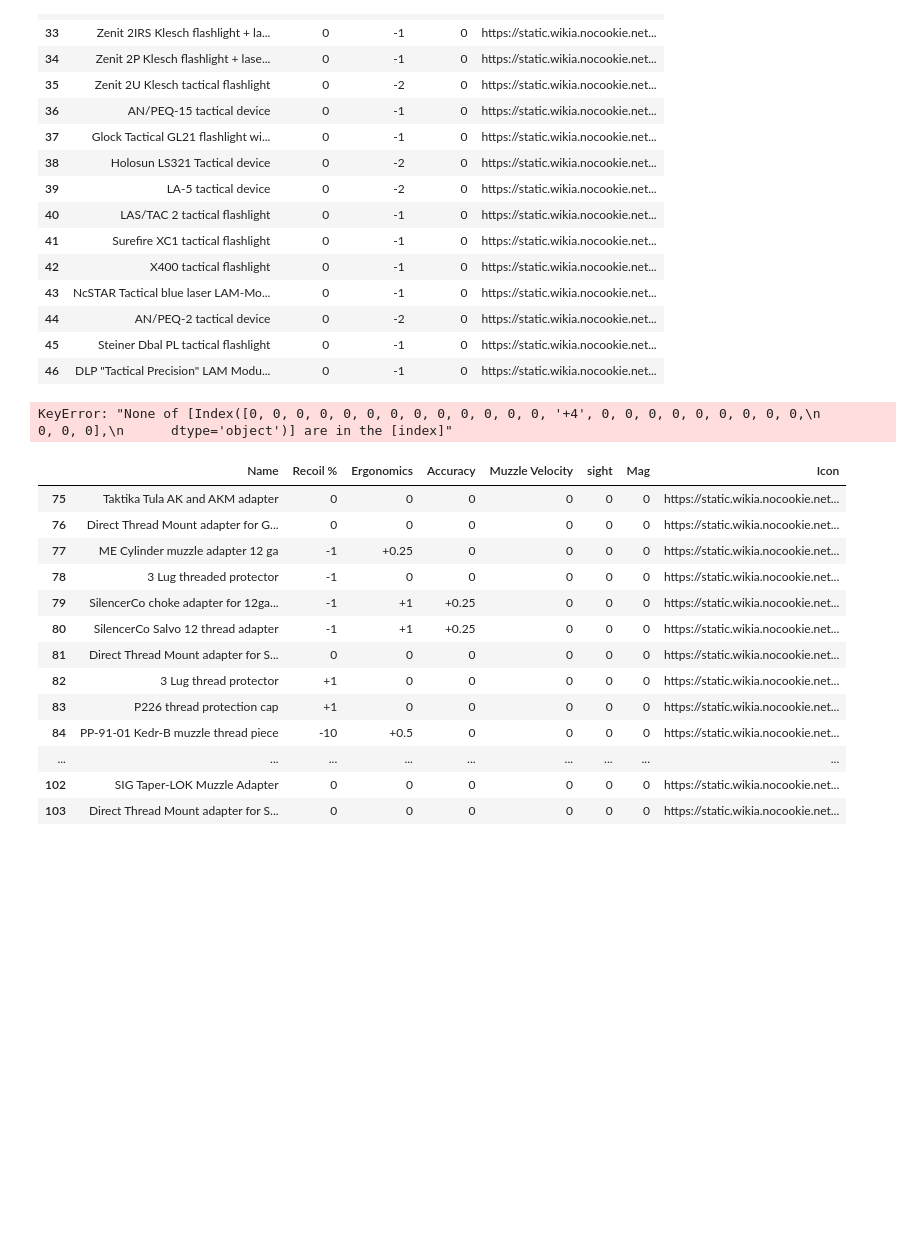
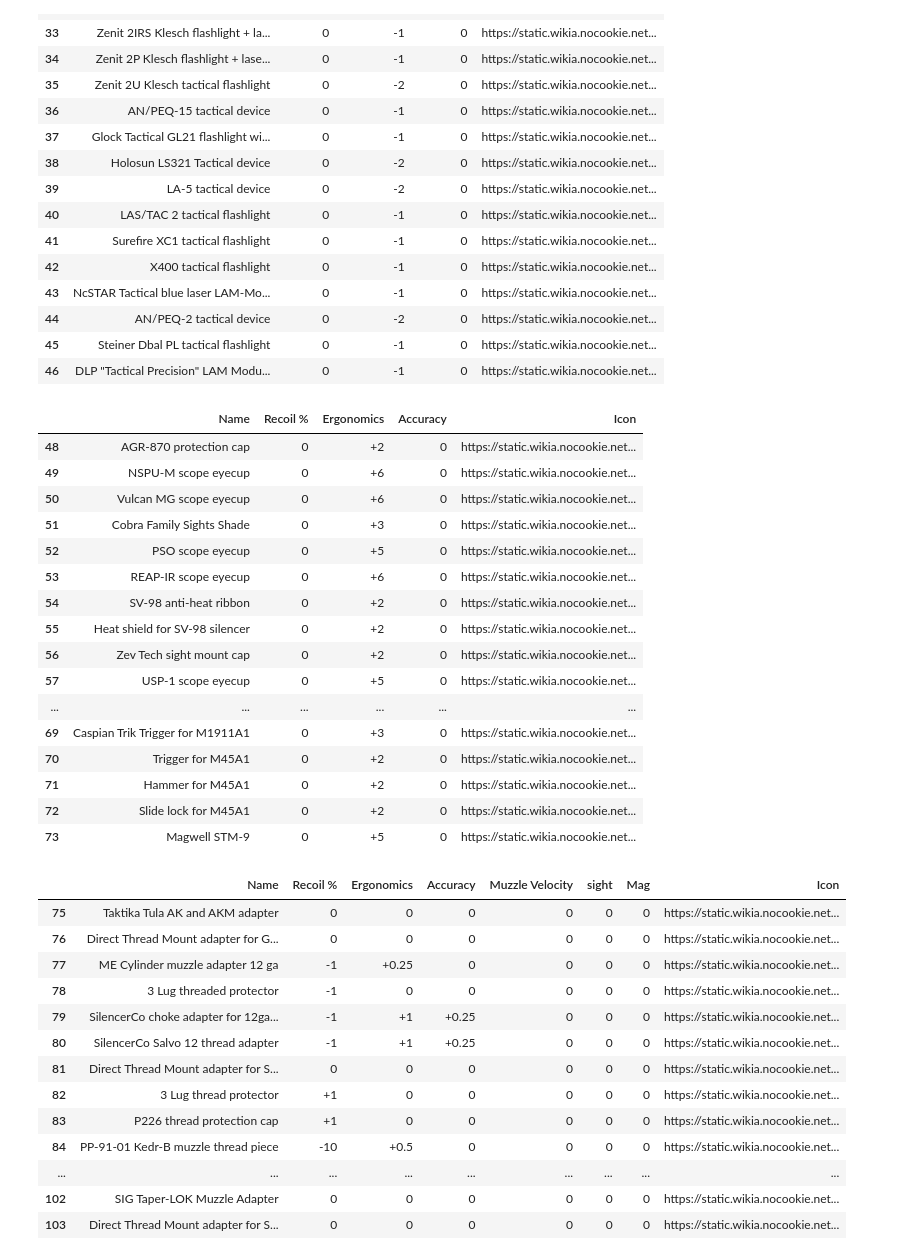
Before and after one commit to difonz/Tarkov-Gun-Mod, a Jupyter notebook: Data/GunDatasheet.ipynb, the cells around one changed output. Cells and saved outputs as stored; diff of their text form; code cells hidden in the pictures; blank space fills up the shorter version.

Commit message:
updating Auxilirary Parts Stats

```diff
--- a/Data/GunDatasheet.ipynb
+++ b/Data/GunDatasheet.ipynb
@@ -443,11 +435,27 @@ tacticalComboDevices
 # %%
 if(len(AuxiliaryParts.columns)== 8):
     AuxiliaryParts = AuxiliaryParts.drop(columns=['Muzzle Velocity','sight','Mag'])
-AuxiliaryParts.loc[AuxiliaryParts['Ergonomics'],['Ergonomics','Recoil %']] = \
-    (AuxiliaryParts.loc[AuxiliaryParts['Ergonomics'], ['Recoil %','Ergonomics']].values)
+AuxiliaryParts.loc[AuxiliaryParts['Ergonomics'] == 0,['Ergonomics','Recoil %']] = \
+    (AuxiliaryParts.loc[AuxiliaryParts['Ergonomics'] == 0, ['Recoil %','Ergonomics']].values)
 AuxiliaryParts
 # %% [output]
-KeyError: "None of [Index([0, 0, 0, 0, 0, 0, 0, 0, 0, 0, 0, 0, 0, '+4', 0, 0, 0, 0, 0, 0, 0, 0, 0,\n       0, 0, 0],\n      dtype='object')] are in the [index]"
+|  | Name | Recoil % | Ergonomics | Accuracy | Icon |
+| 48 | AGR-870 protection cap | 0 | +2 | 0 | https://static.wikia.nocookie.net... |
+| 49 | NSPU-M scope eyecup | 0 | +6 | 0 | https://static.wikia.nocookie.net... |
+| 50 | Vulcan MG scope eyecup | 0 | +6 | 0 | https://static.wikia.nocookie.net... |
+| 51 | Cobra Family Sights Shade | 0 | +3 | 0 | https://static.wikia.nocookie.net... |
+| 52 | PSO scope eyecup | 0 | +5 | 0 | https://static.wikia.nocookie.net... |
+| 53 | REAP-IR scope eyecup | 0 | +6 | 0 | https://static.wikia.nocookie.net... |
+| 54 | SV-98 anti-heat ribbon | 0 | +2 | 0 | https://static.wikia.nocookie.net... |
+| 55 | Heat shield for SV-98 silencer | 0 | +2 | 0 | https://static.wikia.nocookie.net... |
+| 56 | Zev Tech sight mount cap | 0 | +2 | 0 | https://static.wikia.nocookie.net... |
+| 57 | USP-1 scope eyecup | 0 | +5 | 0 | https://static.wikia.nocookie.net... |
+| ... | ... | ... | ... | ... | ... |
+| 69 | Caspian Trik Trigger for M1911A1 | 0 | +3 | 0 | https://static.wikia.nocookie.net... |
+| 70 | Trigger for M45A1 | 0 | +2 | 0 | https://static.wikia.nocookie.net... |
+| 71 | Hammer for M45A1 | 0 | +2 | 0 | https://static.wikia.nocookie.net... |
+| 72 | Slide lock for M45A1 | 0 | +2 | 0 | https://static.wikia.nocookie.net... |
+| 73 | Magwell STM-9 | 0 | +5 | 0 | https://static.wikia.nocookie.net... |
 # %%
 MuzzleAdapters
 # %% [output]
```
Also changed, not shown: parts of 5 cells of this notebook, 3 other files.
